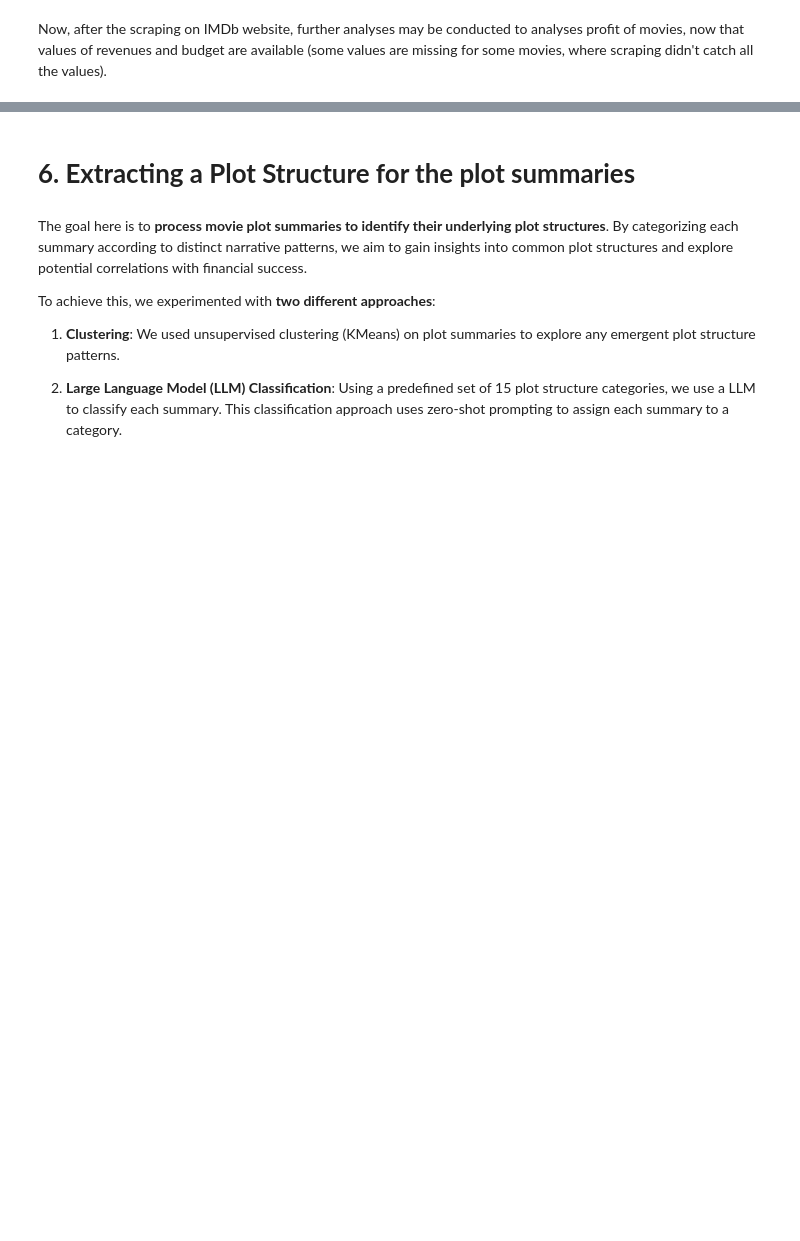
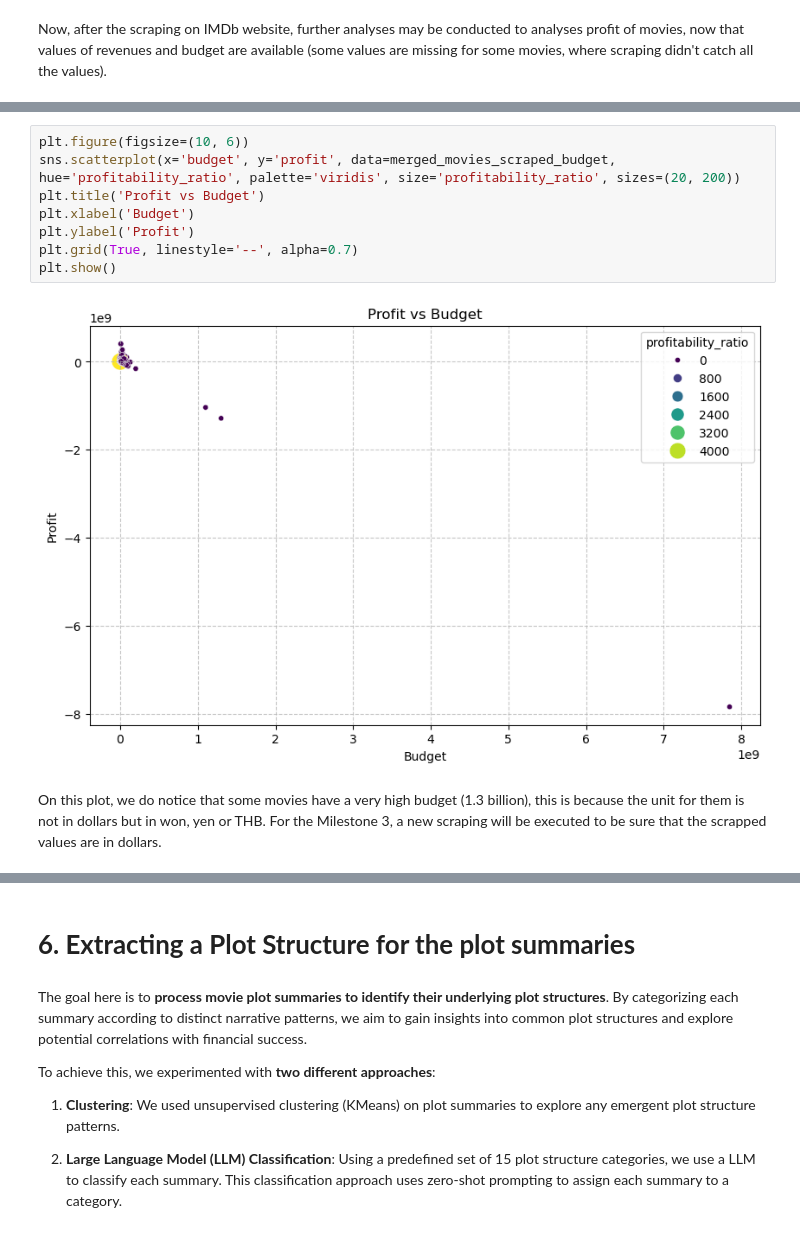
Before and after one commit to arthurEpfl/CMU_MovieCorpus_Data_Analysis, a Jupyter notebook: results.ipynb, the cells around one changed output, grey strips where cells are left out. Drawn from its saved outputs; the diff is of its cells as text; blank space fills up the shorter version.

```diff
--- a/results.ipynb
+++ b/results.ipynb
@@ -828,0 +964,12 @@ print(len(movies.profit))
+# %%
+plt.figure(figsize=(10, 6))
+sns.scatterplot(x='budget', y='profit', data=merged_movies_scraped_budget, hue='profitability_ratio', palette='viridis', size='profitability_ratio', sizes=(20, 200))
+plt.title('Profit vs Budget')
+plt.xlabel('Budget')
+plt.ylabel('Profit')
+plt.grid(True, linestyle='--', alpha=0.7)
+plt.show()
+# %% [output]
+[figure, added]
+# %% [markdown]
+On this plot, we do notice that some movies have a very high budget (1.3 billion), this is because the unit for them is not in dollars but in won, yen or THB. For the Milestone 3, a new scraping will be executed to be sure that the scrapped values are in dollars.
```
Also changed, not shown: parts of 74 cells of this notebook, 3 other files.
